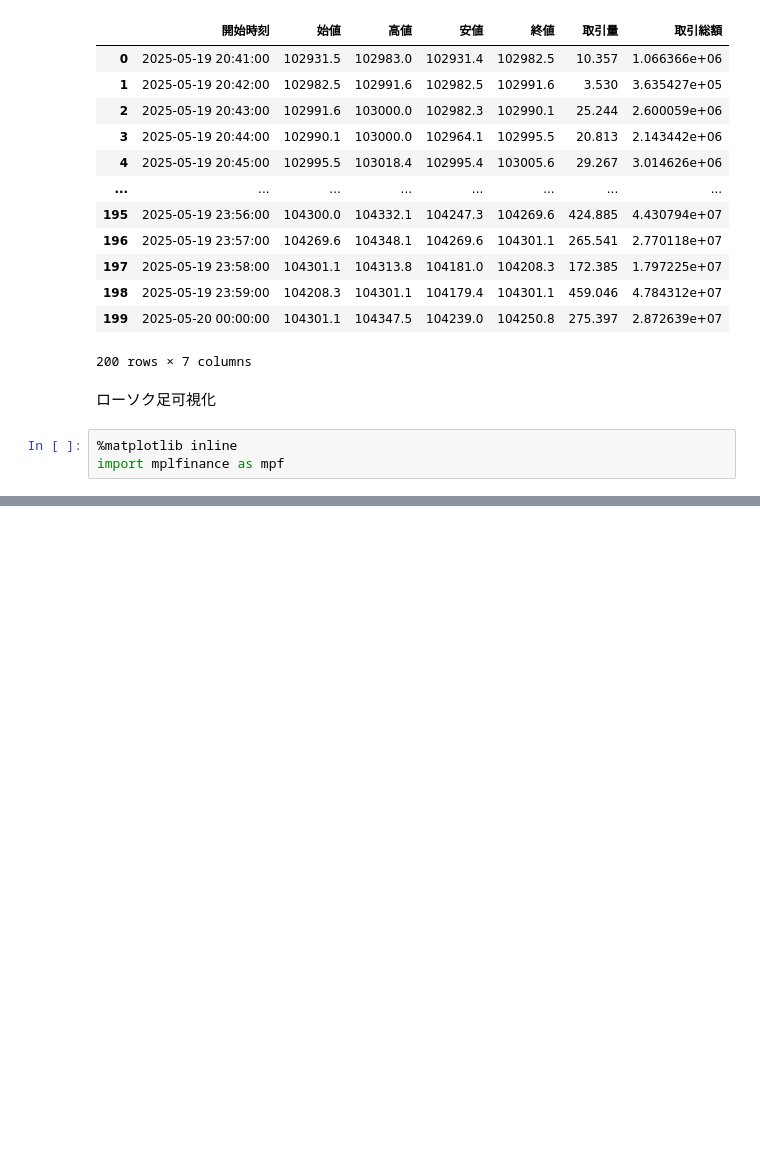
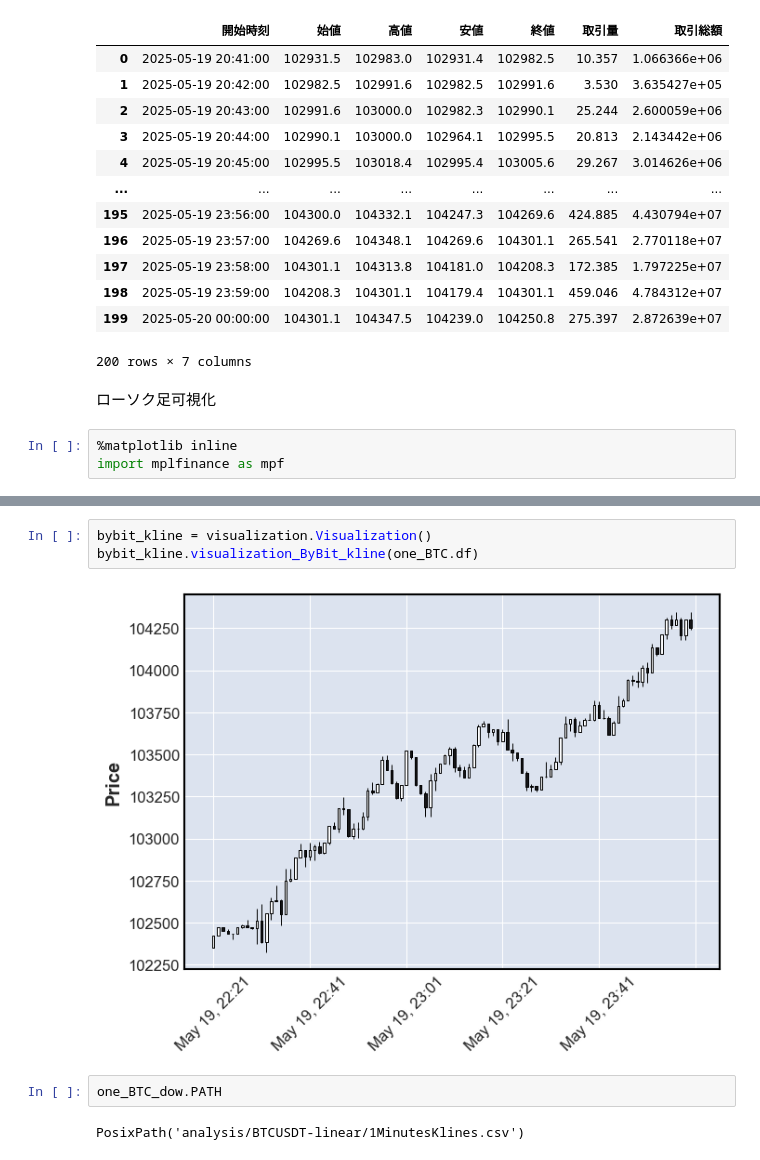
Before and after one commit to tomoyq/auto-trade, a Jupyter notebook: dev.ipynb, the cells around one changed output, grey strips where cells are left out. Saved outputs shown, nothing was run; the diff lists cells and outputs as text; blank space fills up the shorter version.

```diff
--- a/dev.ipynb
+++ b/dev.ipynb
@@ -108,0 +346,9 @@ ValueError: Column "Open" NOT FOUND in Input DataFrame!
+# %%
+bybit_kline = visualization.Visualization()
+bybit_kline.visualization_ByBit_kline(one_BTC.df)
+# %% [output]
+[figure, added]
+# %%
+one_BTC_dow.PATH
+# %% [output]
+PosixPath('analysis/BTCUSDT-linear/1MinutesKlines.csv')
```
Also changed, not shown: parts of 37 cells of this notebook, 7 other files.
